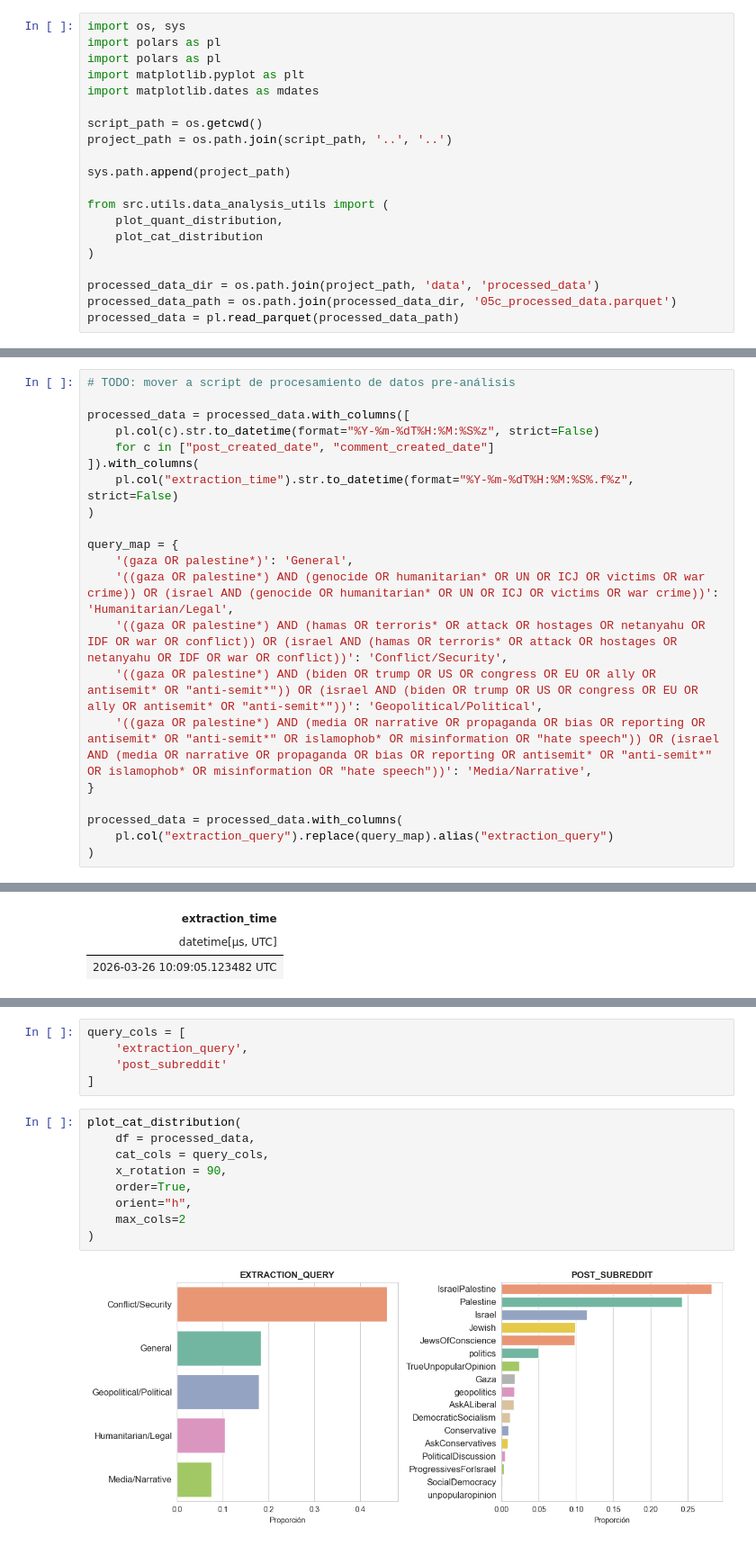
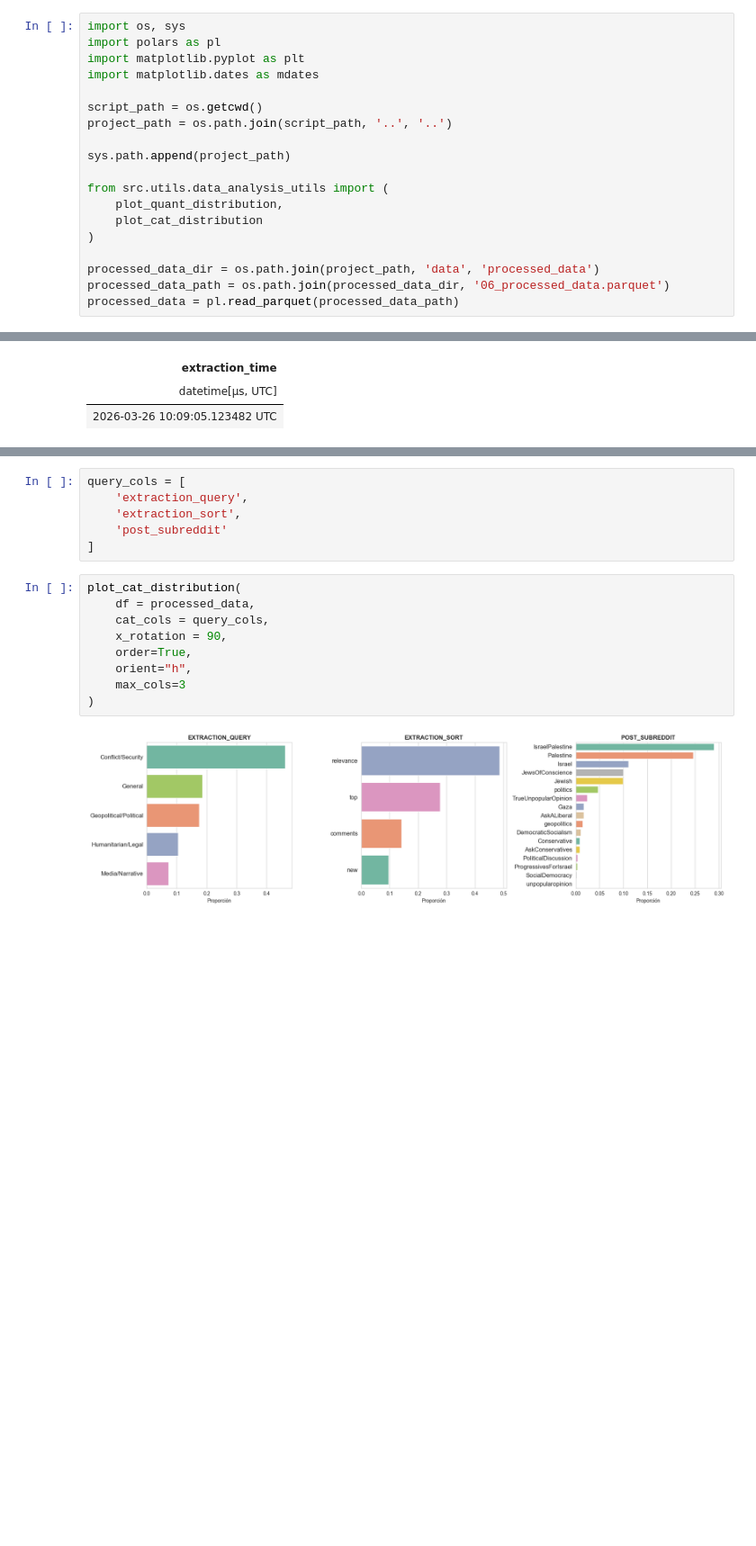
Before and after one commit to FabioScielzoOrtiz/gaza-reddit-polarization, a Jupyter notebook: src/notebooks/data_analysis.ipynb, the cells around one changed output, grey strips where cells are left out. Shown at 90% size. Drawn from its saved outputs; the diff is of its cells as text; blank space fills up the shorter version.

```diff
--- a/src/notebooks/data_analysis.ipynb
+++ b/src/notebooks/data_analysis.ipynb
@@ -4,7 +4,6 @@
 ## Imports
 # %%
 import os, sys
-import polars as pl
 import polars as pl
 import matplotlib.pyplot as plt
 import matplotlib.dates as mdates
@@ -20,5 +19,5 @@ from src.utils.data_analysis_utils import (
 )
 
 processed_data_dir = os.path.join(project_path, 'data', 'processed_data')
-processed_data_path = os.path.join(processed_data_dir, '05c_processed_data.parquet')
+processed_data_path = os.path.join(processed_data_dir, '06_processed_data.parquet')
 processed_data = pl.read_parquet(processed_data_path)
@@ -27,24 +24,3 @@ processed_data = pl.read_parquet(processed_data_path)
-# %%
-# TODO: mover a script de procesamiento de datos pre-análisis
-
-processed_data = processed_data.with_columns([
-    pl.col(c).str.to_datetime(format="%Y-%m-%dT%H:%M:%S%z", strict=False)
-    for c in ["post_created_date", "comment_created_date"]
-]).with_columns(
-    pl.col("extraction_time").str.to_datetime(format="%Y-%m-%dT%H:%M:%S%.f%z", strict=False)
-)
-
-query_map = {
-    '(gaza OR palestine*)': 'General',
-    '((gaza OR palestine*) AND (genocide OR humanitarian* OR UN OR ICJ OR victims OR war crime)) OR (israel AND (genocide OR humanitarian* OR UN OR ICJ OR victims OR war crime))': 'Humanitarian/Legal',
-    '((gaza OR palestine*) AND (hamas OR terroris* OR attack OR hostages OR netanyahu OR IDF OR war OR conflict)) OR (israel AND (hamas OR terroris* OR attack OR hostages OR netanyahu OR IDF OR war OR conflict))': 'Conflict/Security',
-    '((gaza OR palestine*) AND (biden OR trump OR US OR congress OR EU OR ally OR antisemit* OR "anti-semit*")) OR (israel AND (biden OR trump OR US OR congress OR EU OR ally OR antisemit* OR "anti-semit*"))': 'Geopolitical/Political',
-    '((gaza OR palestine*) AND (media OR narrative OR propaganda OR bias OR reporting OR antisemit* OR "anti-semit*" OR islamophob* OR misinformation OR "hate speech")) OR (israel AND (media OR narrative OR propaganda OR bias OR reporting OR antisemit* OR "anti-semit*" OR islamophob* OR misinformation OR "hate speech"))': 'Media/Narrative',
-}
-
-processed_data = processed_data.with_columns(
-    pl.col("extraction_query").replace(query_map).alias("extraction_query")
-)
 # %% [markdown]
 ## Head
 # %%
@@ -150,16 +124,17 @@ shape: (1,)
 # %%
 query_cols = [
     'extraction_query',
+    'extraction_sort',
     'post_subreddit'
 ]
 # %%
 plot_cat_distribution(
     df = processed_data,
     cat_cols = query_cols,
     x_rotation = 90,
     order=True,
     orient="h",
-    max_cols=2
+    max_cols=3
 )
 # %% [output]
-[figure, old version]
+[figure, new version]
```
Also changed, not shown: parts of 15 cells of this notebook, 2 other files.
